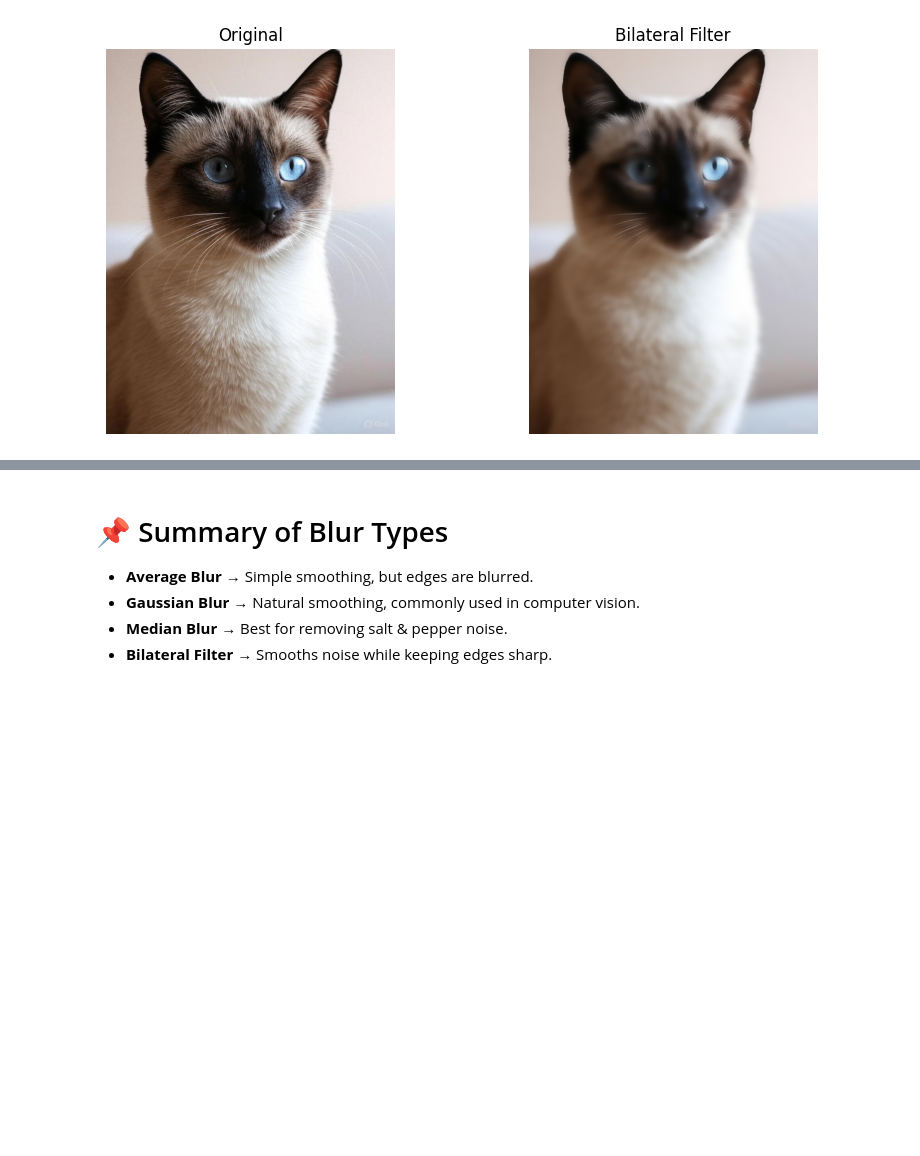
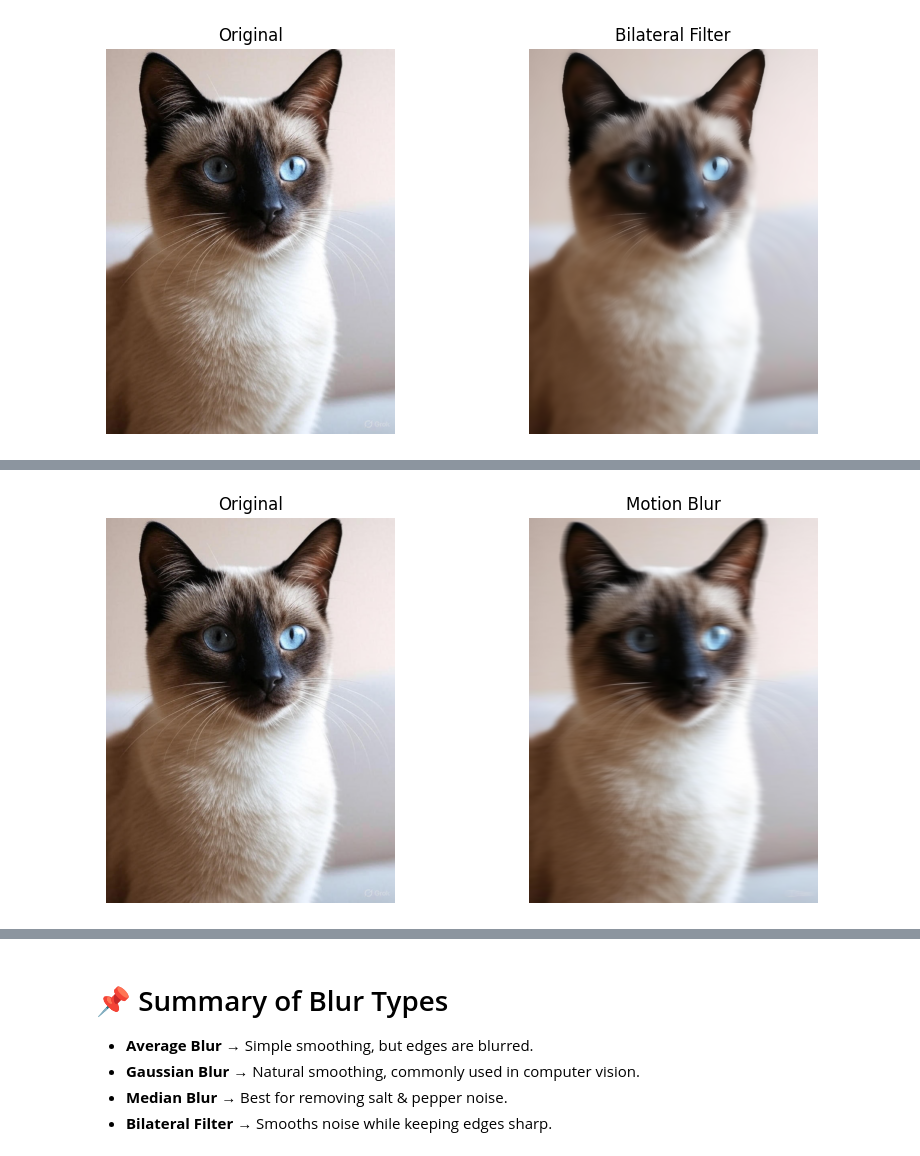
Before and after one commit to notyouriiz/Image_Processing, a Jupyter notebook: Image Transformation/Blur.ipynb, the cells around one changed output, grey strips where cells are left out. Saved outputs shown, nothing was run; the diff lists cells and outputs as text; code cells hidden in the pictures; blank space fills up the shorter version.

```diff
--- a/Image Transformation/Blur.ipynb
+++ b/Image Transformation/Blur.ipynb
@@ -142 +153,17 @@ show_side_by_side("Original", image, "Bilateral Filter", bilateral_blur)
+# %%
+# Define the size of the motion blur kernel
+kernel_size = 20
+
+# Create a motion blur kernel (horizontal motion)
+motion_kernel = np.zeros((kernel_size, kernel_size))
+motion_kernel[int((kernel_size - 1)/2), :] = np.ones(kernel_size)
+motion_kernel = motion_kernel / kernel_size
+
+# Apply the kernel to the image
+motion_blur = cv2.filter2D(image, -1, motion_kernel)
+
+# Compare with original
+show_side_by_side("Original", image, "Motion Blur", motion_blur)
+# %% [output]
+[figure, added]
 # %% [markdown]
```
Also changed, not shown: parts of 8 cells of this notebook.
